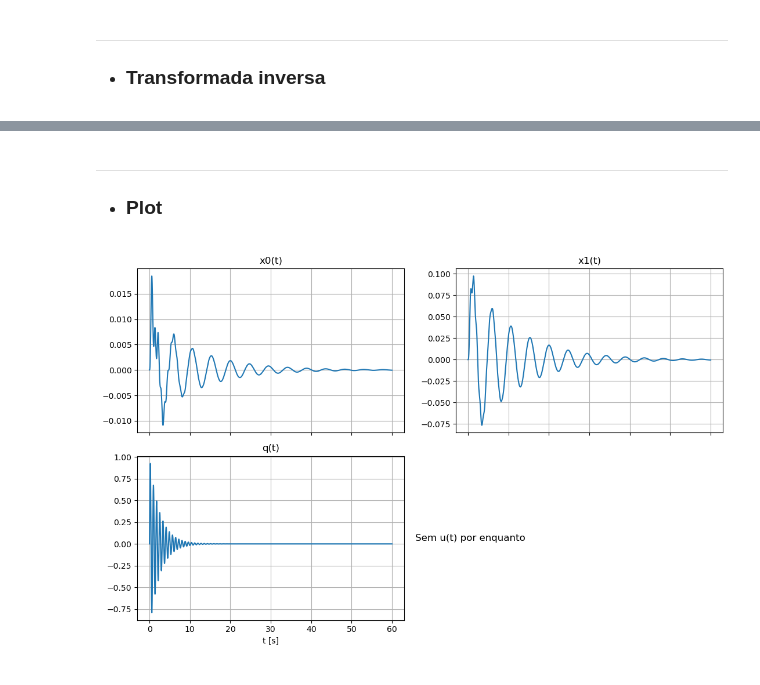
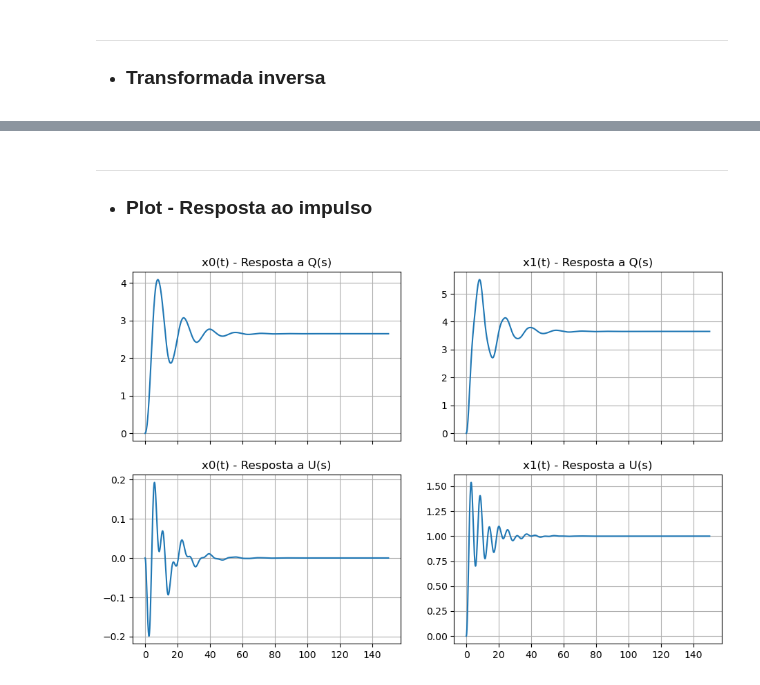
Before and after one commit to AlisonTristao/renovaveis, a Jupyter notebook: model.ipynb, the cells around one changed output, grey strips where cells are left out. Cells and saved outputs as stored; diff of their text form; code cells hidden in the pictures.

```diff
--- a/model.ipynb
+++ b/model.ipynb
@@ -107,10 +104,18 @@ A*(omega*cos(phi) + (alpha + s)*sin(phi))/(omega**2 + (alpha + s)**2)
 ---
 * ### Transformada inversa
 # %%
-# Convolucao com excitacao
-H_0 = sp.sympify(H_Q[0,0] * Q_num)
-H_1 = sp.sympify(H_Q[1,0] * Q_num)
+# Transformada inversa
+x0_q = sp.simplify(sp.inverse_laplace_transform(H_Q[0,0] * 1/s, s, t))
+x1_q = sp.simplify(sp.inverse_laplace_transform(H_Q[1,0] * 1/s, s, t))
+x0_u = sp.simplify(sp.inverse_laplace_transform(H_U[0,0] * 1/s, s, t))
+x1_u = sp.simplify(sp.inverse_laplace_transform(H_U[1,0] * 1/s, s, t))
 
-# Transformada inversa
-x0 = sp.simplify(sp.inverse_laplace_transform(H_0, s, t))
-x1 = sp.simplify(sp.inverse_laplace_transform(H_1, s, t))
+print("x0_q(t) =", x0_q)
+print("x1_q(t) =", x1_q)
+print("x0_u(t) =", x0_u)
+print("x1_u(t) =", x1_u)
+
+print("gain_x0_q:", H_Q[0,0].subs(s,0))
+print("gain_x1_q:", H_Q[1,0].subs(s,0))
+print("gain_x0_u:", H_U[0,0].subs(s,0))
+print("gain_x1_u:", H_U[1,0].subs(s,0))
@@ -117,43 +131,36 @@ x1 = sp.simplify(sp.inverse_laplace_transform(H_1, s, t))
 # %% [markdown]
 ---
-* ### Plot
+* ### Plot - Resposta ao impulso
 # %%
 # Funções numéricas para plotar no numpy
-x0_fun = sp.lambdify(t, x0, 'numpy')
-x1_fun = sp.lambdify(t, x1, 'numpy')
-q_fun  = sp.lambdify(t, Q_num, 'numpy')
+x0_q_fun = sp.lambdify(t, x0_q, 'numpy')
+x1_q_fun = sp.lambdify(t, x1_q, 'numpy')
+x0_u_fun = sp.lambdify(t, x0_u, 'numpy')
+x1_u_fun = sp.lambdify(t, x1_u, 'numpy')
 
 # tempo
-t_end = 60.0
-tt = np.linspace(0, t_end, 20000)
+t_end = 150.0
+t_start = 0.0
+t_step = 0.01
+tt = np.linspace(t_start, t_end, int((t_end - t_start) / t_step) + 1)
 
 fig, axs = plt.subplots(2, 2, figsize=(11, 7), sharex=True)
 
 # x0 e x1
-axs[0, 0].plot(tt, x0_fun(tt))
-axs[0, 0].set_title('x0(t)')
+axs[0, 0].plot(tt, x0_q_fun(tt))
+axs[0, 0].set_title('x0(t) - Resposta a Q(s)')
 axs[0, 0].grid(True)
 
-axs[0, 1].plot(tt, x1_fun(tt))
-axs[0, 1].set_title('x1(t)')
+axs[0, 1].plot(tt, x1_q_fun(tt))
+axs[0, 1].set_title('x1(t) - Resposta a Q(s)')
 axs[0, 1].grid(True)
 
-# q e u
-# gambiarra pro q dar pra plotar
-q_expr = Amp*sp.exp(-alpha*t)*sp.sin(omega*t + phi)
-q_num  = sp.nsimplify(q_expr.subs(pars), rational=True)
-q_fun  = sp.lambdify(t, q_num, 'numpy')
-q_vals = q_fun(tt)
-
-axs[1, 0].plot(tt, q_vals)
-axs[1, 0].set_title('q(t)')
-axs[1, 0].set_xlabel('t [s]')
+axs[1, 0].plot(tt, x0_u_fun(tt))
+axs[1, 0].set_title('x0(t) - Resposta a U(s)')
 axs[1, 0].grid(True)
 
-axs[1, 1].axis('off')
-axs[1, 1].text(0.5, 0.5, 'Sem u(t) por enquanto', ha='center', va='center', fontsize=12)
-
-plt.tight_layout()
-plt.show()
+axs[1, 1].plot(tt, x1_u_fun(tt))
+axs[1, 1].set_title('x1(t) - Resposta a U(s)')
+axs[1, 1].grid(True)
 # %% [output]
-[figure, old version]
+[figure, new version]
```
Also changed, not shown: parts of 11 cells of this notebook.
